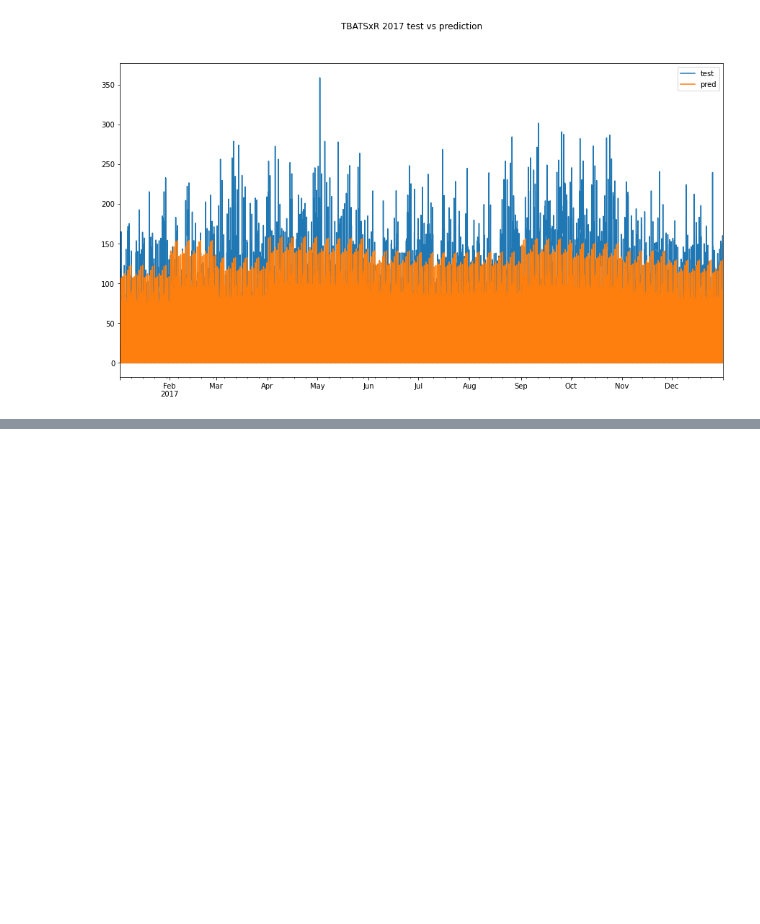
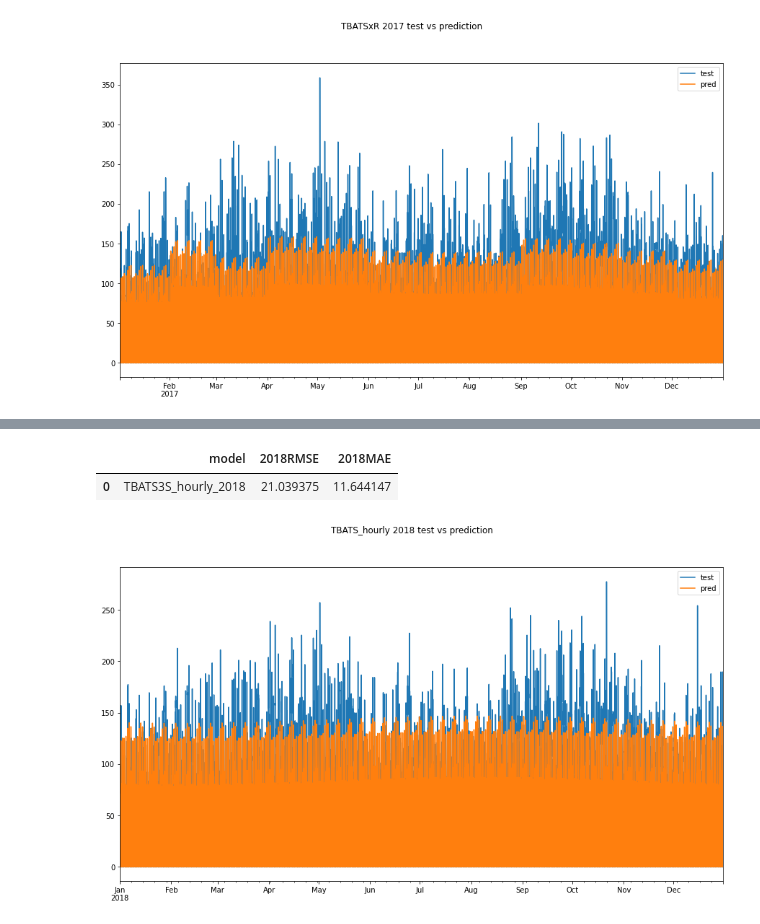
Before and after one commit to tc18fwd/SpringBoard, a Jupyter notebook: Capstone Two/Capstone 2 Finalized Codes.ipynb, the cells around one changed output, grey strips where cells are left out. Saved outputs shown, nothing was run; the diff lists cells and outputs as text; code cells hidden in the pictures; blank space fills up the shorter version.

```diff
--- a/Capstone Two/Capstone 2 Finalized Codes.ipynb
+++ b/Capstone Two/Capstone 2 Finalized Codes.ipynb
@@ -437,0 +441,17 @@ plt.show()
+# %%
+# set the train and test data
+train = dfts24.sales #both 2016 and 2017
+test = bl_df # the average of 2016 and 2017
+
+# get the TBATS model and prediction for 2017
+tbats = TBATS(seasonal_periods=(24, 168, (365.25*24))).fit(train)
+
+# get the prediction for 2018
+pred = tbats.forecast(steps=(len(test)))
+
+# turn it to dataframe with correct index as time series
+TBATS_pred2018 = pd.DataFrame({
+    'pred': pred,
+}, index=pd.date_range('2018-01-01', periods=len(pred), freq='h'))
+# clean the prediction according to store hours
+TBATS_pred2018 = store_hour(TBATS_pred2018)
@@ -437,0 +485,15 @@ plt.show()
+# %%
+# load and show the score
+TBATS3S_hourly_score2018 = pd.read_csv('C:\\Users\\tc18f\\Desktop\\springboard\\Capstone Two\\data\\processed\\TBATS3S_hourly_score2018.csv')
+TBATS3S_hourly_score2018
+# %% [output]
+|  | model | 2018RMSE | 2018MAE |
+| 0 | TBATS3S_hourly_2018 | 21.039375 | 11.644147 |
+# %%
+# do a visual for the 2018 test vs prediciton and see if it captured yearly seasonality
+pd.DataFrame({'test':test, 'pred':TBATS_pred2018.pred}).plot(figsize=(15,8))
+plt.suptitle('TBATS_hourly 2018 test vs prediction')
+plt.legend(["test", "pred"])
+plt.show()
+# %% [output]
+[figure, added]
```
Also changed, not shown: parts of 23 cells of this notebook, 16 other files.
